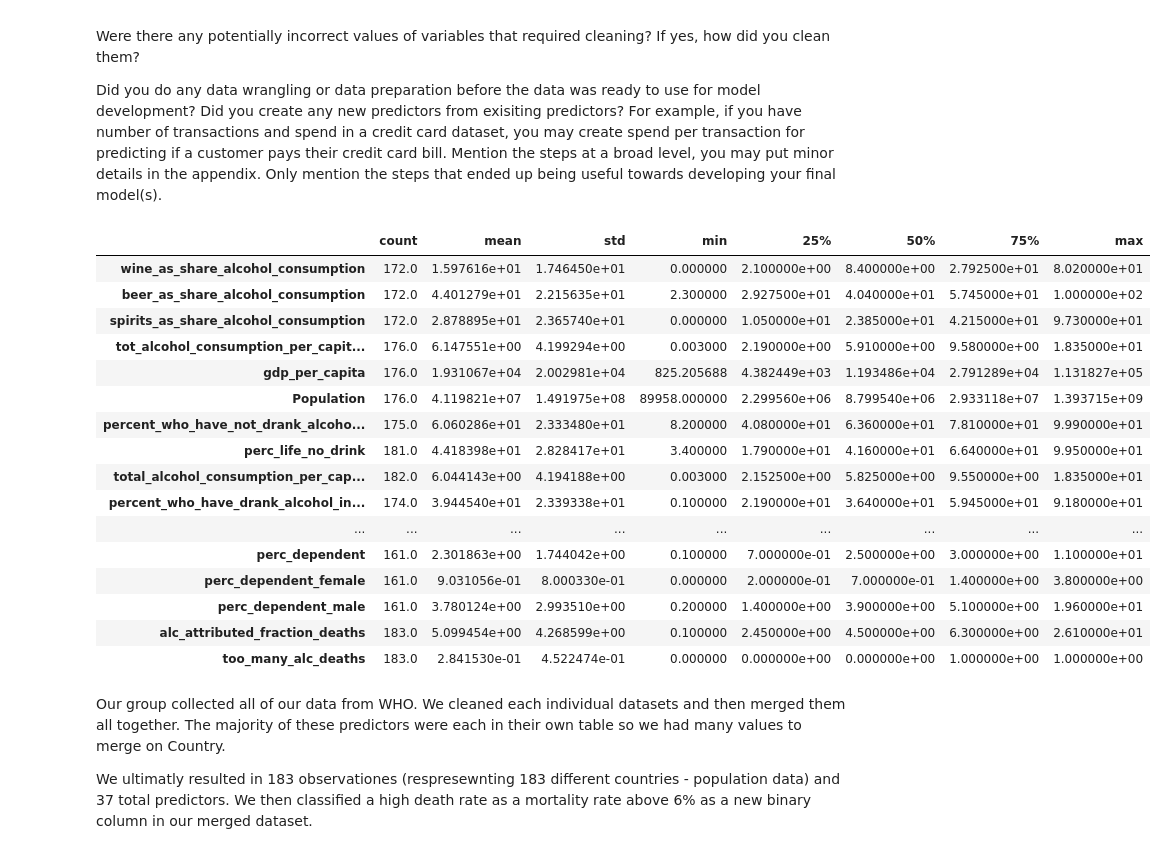
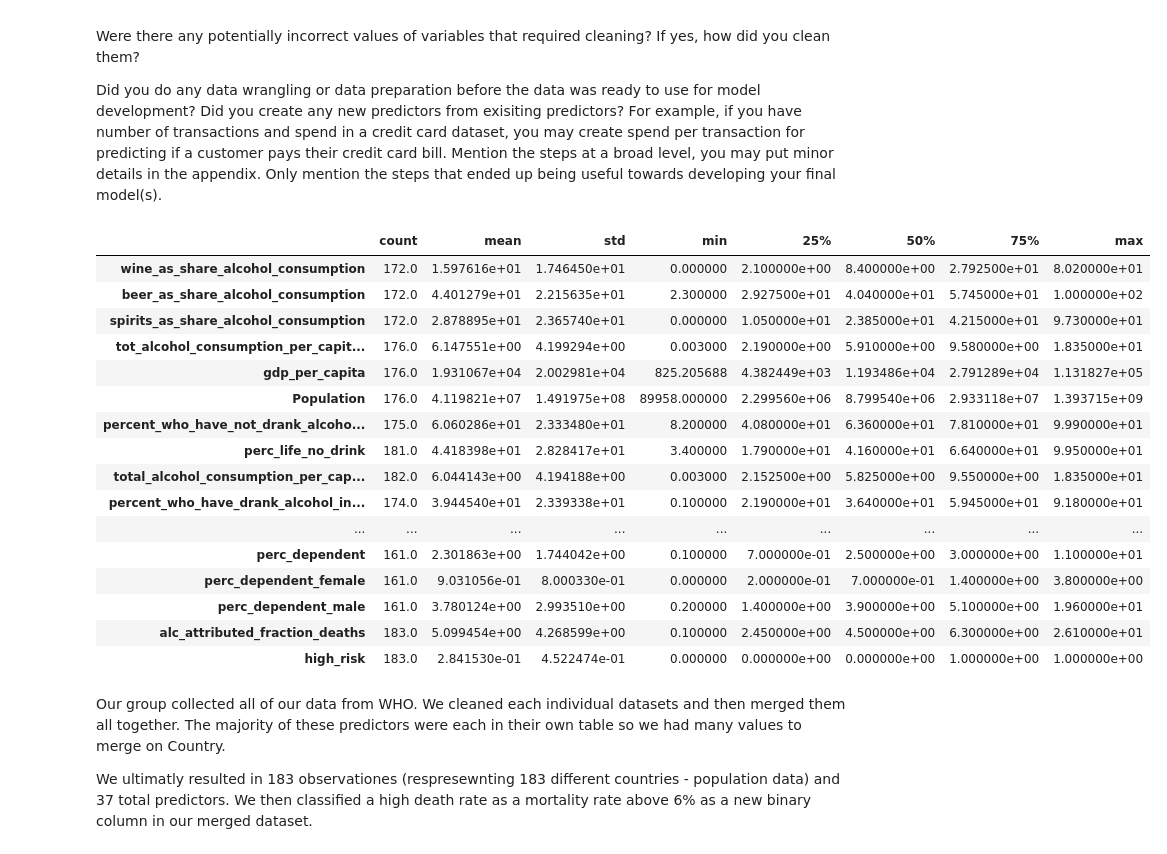
Before and after one commit to jtroxel7/Alcohol-Mortality-Model, a Jupyter notebook: LCJJ Report.ipynb, the cells around one changed output. Drawn from its saved outputs; the diff is of its cells as text; code cells hidden in the pictures.

```diff
--- a/LCJJ Report.ipynb
+++ b/LCJJ Report.ipynb
@@ -72,27 +72,28 @@ Did you do any data wrangling or data preparation before the data was ready to u
 # %%
 import pandas as pd
 import numpy as np
-df = pd.read_csv('./Datasets/merged.csv')
-df = df.iloc[:,3:]
-df.describe().T
+train = pd.read_csv('./Datasets/merged.csv')
+train = train.rename(columns = {'too_many_alc_deaths': 'high_risk'})
+train = train.iloc[:,3:]
+train.describe().T
 # %% [output]
 |  | count | mean | std | min | 25% | 50% | 75% | max |
 | wine_as_share_alcohol_consumption | 172.0 | 1.597616e+01 | 1.746450e+01 | 0.000000 | 2.100000e+00 | 8.400000e+00 | 2.792500e+01 | 8.020000e+01 |
 | beer_as_share_alcohol_consumption | 172.0 | 4.401279e+01 | 2.215635e+01 | 2.300000 | 2.927500e+01 | 4.040000e+01 | 5.745000e+01 | 1.000000e+02 |
 | spirits_as_share_alcohol_consumption | 172.0 | 2.878895e+01 | 2.365740e+01 | 0.000000 | 1.050000e+01 | 2.385000e+01 | 4.215000e+01 | 9.730000e+01 |
 | tot_alcohol_consumption_per_capit... | 176.0 | 6.147551e+00 | 4.199294e+00 | 0.003000 | 2.190000e+00 | 5.910000e+00 | 9.580000e+00 | 1.835000e+01 |
 | gdp_per_capita | 176.0 | 1.931067e+04 | 2.002981e+04 | 825.205688 | 4.382449e+03 | 1.193486e+04 | 2.791289e+04 | 1.131827e+05 |
 | Population | 176.0 | 4.119821e+07 | 1.491975e+08 | 89958.000000 | 2.299560e+06 | 8.799540e+06 | 2.933118e+07 | 1.393715e+09 |
 | percent_who_have_not_drank_alcoho... | 175.0 | 6.060286e+01 | 2.333480e+01 | 8.200000 | 4.080000e+01 | 6.360000e+01 | 7.810000e+01 | 9.990000e+01 |
 | perc_life_no_drink | 181.0 | 4.418398e+01 | 2.828417e+01 | 3.400000 | 1.790000e+01 | 4.160000e+01 | 6.640000e+01 | 9.950000e+01 |
 | total_alcohol_consumption_per_cap... | 182.0 | 6.044143e+00 | 4.194188e+00 | 0.003000 | 2.152500e+00 | 5.825000e+00 | 9.550000e+00 | 1.835000e+01 |
 | percent_who_have_drank_alcohol_in... | 174.0 | 3.944540e+01 | 2.339338e+01 | 0.100000 | 2.190000e+01 | 3.640000e+01 | 5.945000e+01 | 9.180000e+01 |
 | ... | ... | ... | ... | ... | ... | ... | ... | ... |
 | perc_dependent | 161.0 | 2.301863e+00 | 1.744042e+00 | 0.100000 | 7.000000e-01 | 2.500000e+00 | 3.000000e+00 | 1.100000e+01 |
 | perc_dependent_female | 161.0 | 9.031056e-01 | 8.000330e-01 | 0.000000 | 2.000000e-01 | 7.000000e-01 | 1.400000e+00 | 3.800000e+00 |
 | perc_dependent_male | 161.0 | 3.780124e+00 | 2.993510e+00 | 0.200000 | 1.400000e+00 | 3.900000e+00 | 5.100000e+00 | 1.960000e+01 |
 | alc_attributed_fraction_deaths | 183.0 | 5.099454e+00 | 4.268599e+00 | 0.100000 | 2.450000e+00 | 4.500000e+00 | 6.300000e+00 | 2.610000e+01 |
-| too_many_alc_deaths | 183.0 | 2.841530e-01 | 4.522474e-01 | 0.000000 | 0.000000e+00 | 0.000000e+00 | 1.000000e+00 | 1.000000e+00 |
+| high_risk | 183.0 | 2.841530e-01 | 4.522474e-01 | 0.000000 | 0.000000e+00 | 0.000000e+00 | 1.000000e+00 | 1.000000e+00 |
 # %% [markdown]
 Our group collected all of our data from WHO. We cleaned each individual datasets and then merged them all together. The majority of these predictors were each in their own table so we had many values to merge on Country.
 
```
Also changed, not shown: parts of 10 cells of this notebook.
